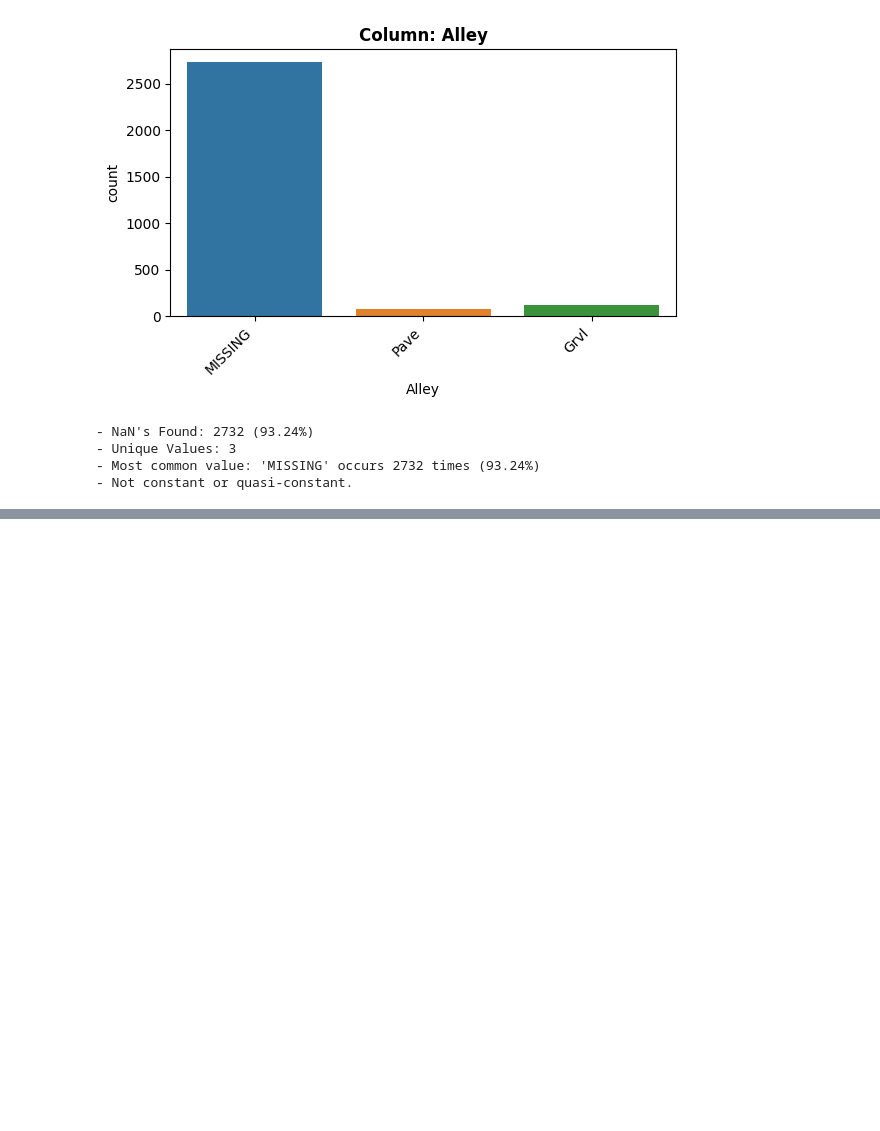
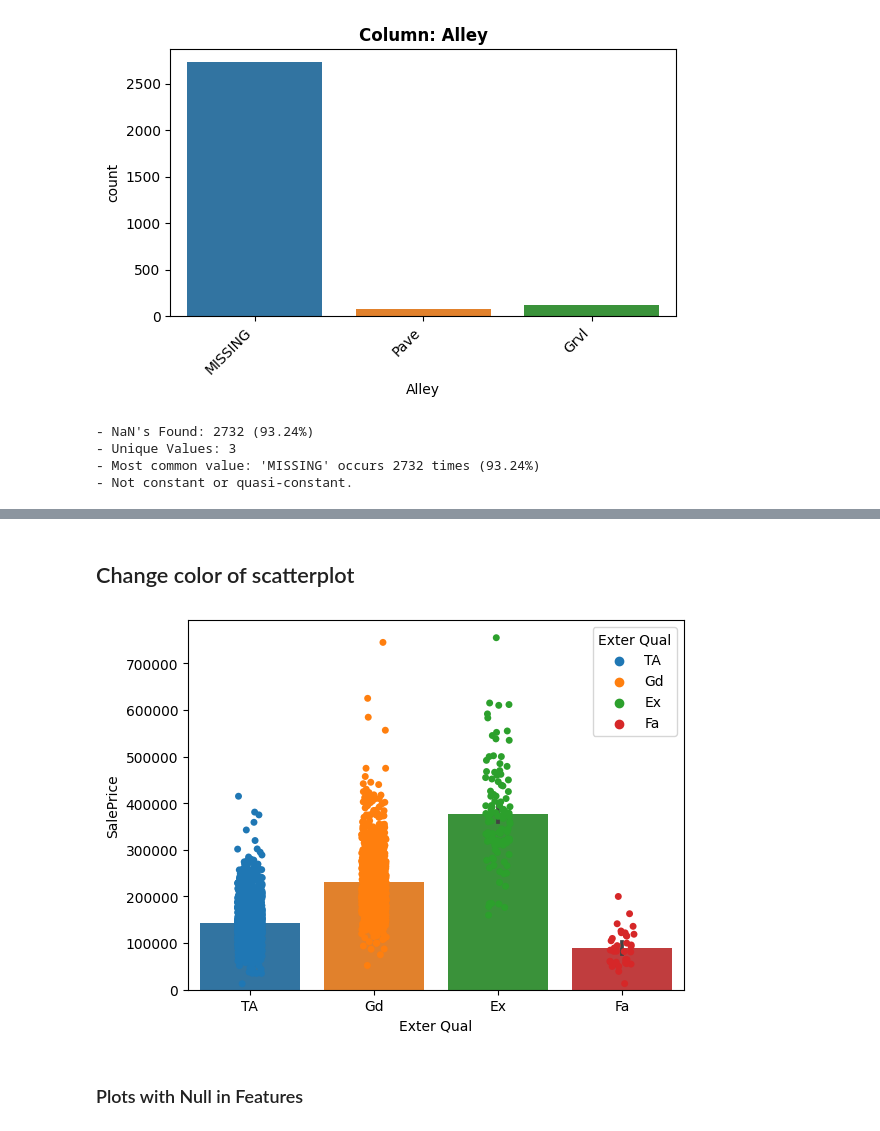
Before and after one commit to eckoecho/CodingDojo, a Jupyter notebook: EDA_Functions_Part_1.ipynb, the cells around one changed output, grey strips where cells are left out. Saved outputs shown, nothing was run; the diff lists cells and outputs as text; code cells hidden in the pictures; blank space fills up the shorter version.

```diff
--- a/EDA_Functions_Part_1.ipynb
+++ b/EDA_Functions_Part_1.ipynb
@@ -347,0 +374,13 @@ explore_categorical(df, "Alley");
+# %% [markdown]
+## Change color of scatterplot
+# %%
+# Let's match the colors of the stripplot and the bar plot
+# Striplot and barplot in one plot
+# Default Barplot
+sns.barplot(df, x=x, y=y);
+# Include the hue argument for the stripplot
+sns.stripplot(df, x=x, y=y, hue=x);
+# %% [output]
+[figure, added]
+# %% [markdown]
+### Plots with Null in Features
```
Also changed, not shown: parts of 22 cells of this notebook.
